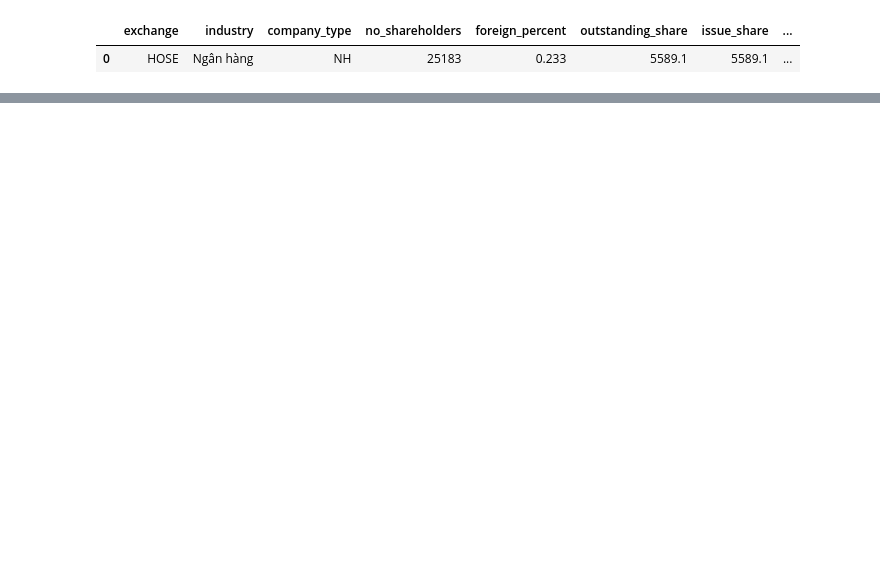
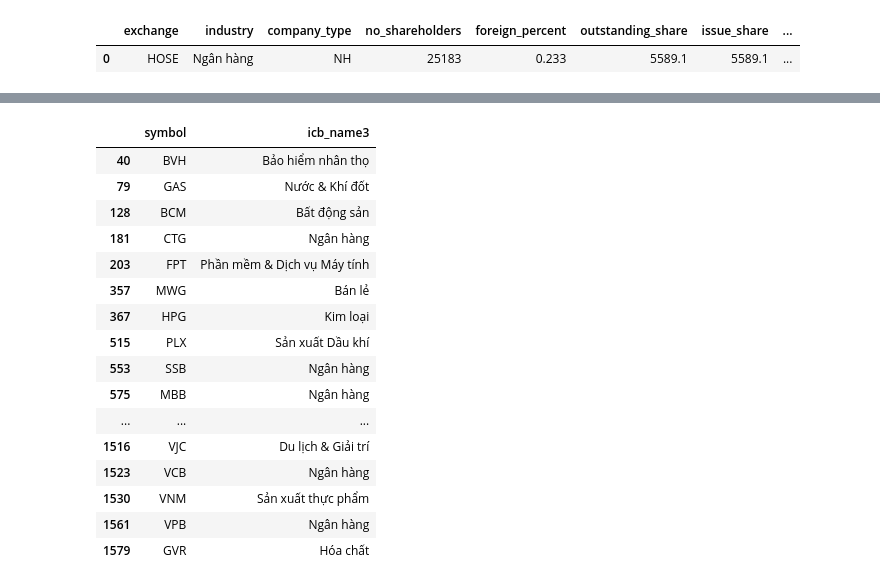
Before and after one commit to cdoesitagn/SIC_Capstone, a Jupyter notebook: stock_data_stream/get_companies.ipynb, the cells around one changed output, grey strips where cells are left out. Saved outputs shown, nothing was run; the diff lists cells and outputs as text; code cells hidden in the pictures; blank space fills up the shorter version.

Commit message:
Fix tickers

```diff
--- a/stock_data_stream/get_companies.ipynb
+++ b/stock_data_stream/get_companies.ipynb
@@ -40,2 +76,8 @@ res2
 # %%
 final = pd.concat((res1, res2), axis=1)
+# %%
+from vnstock3 import Vnstock
+stock = Vnstock().stock(source='VCI')
+icb = stock.listing.symbols_by_industries().loc[stock.listing.symbols_by_industries()['symbol'].isin(tickers)].loc[:, ['symbol', 'icb_name3']]
+icb
+# %% [output]
@@ -42 +86,18 @@ final = pd.concat((res1, res2), axis=1)
+|  | symbol | icb_name3 |
+| 40 | BVH | Bảo hiểm nhân thọ |
+| 79 | GAS | Nước & Khí đốt |
+| 128 | BCM | Bất động sản |
+| 181 | CTG | Ngân hàng |
+| 203 | FPT | Phần mềm & Dịch vụ Máy tính |
+| 357 | MWG | Bán lẻ |
+| 367 | HPG | Kim loại |
+| 515 | PLX | Sản xuất Dầu khí |
+| 553 | SSB | Ngân hàng |
+| 575 | MBB | Ngân hàng |
+| ... | ... | ... |
+| 1516 | VJC | Du lịch & Giải trí |
+| 1523 | VCB | Ngân hàng |
+| 1530 | VNM | Sản xuất thực phẩm |
+| 1561 | VPB | Ngân hàng |
+| 1579 | GVR | Hóa chất |
 # %%
```
Also changed, not shown: parts of 4 cells of this notebook, 1 other file.
